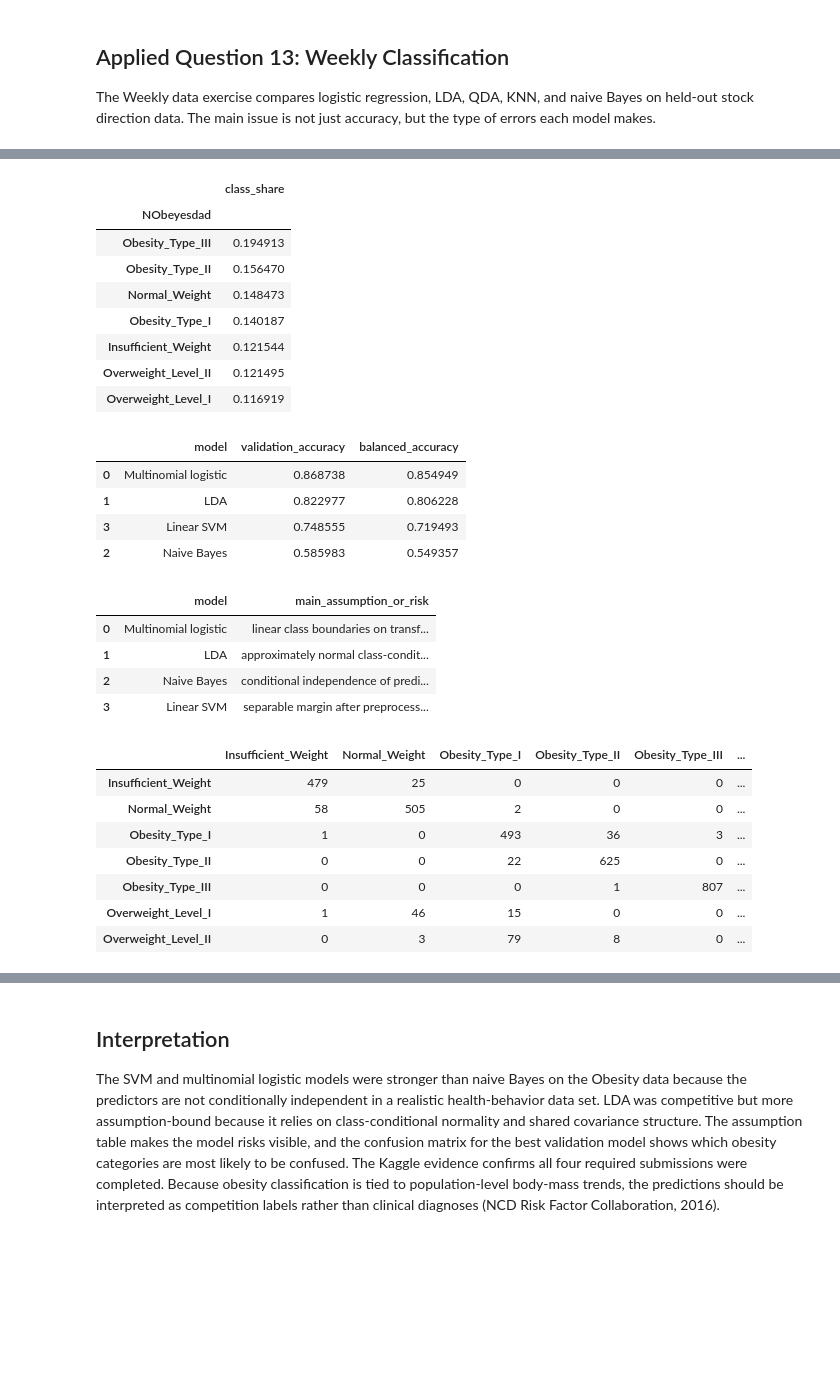
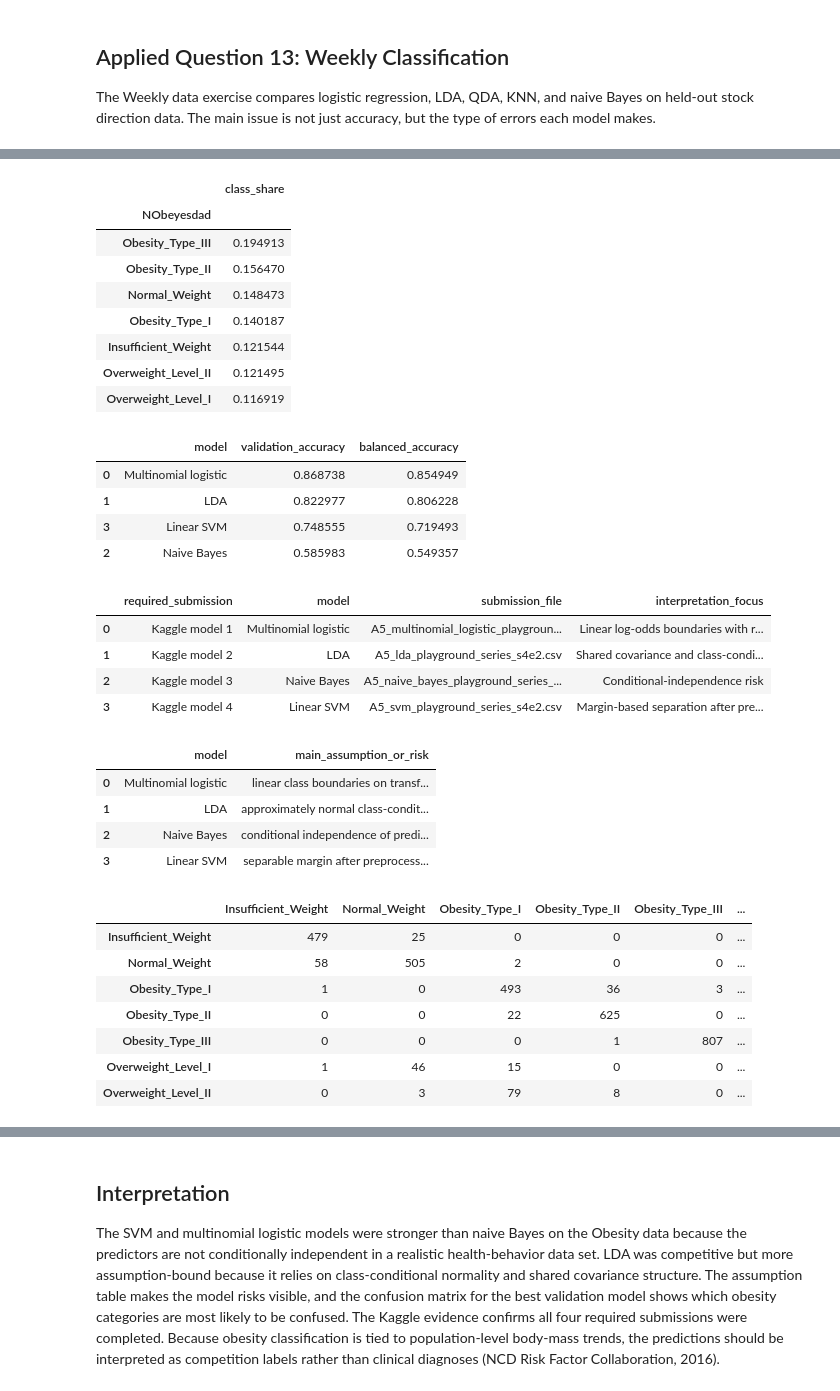
Before and after one commit to maldo81/dds-8555-predictive-analysis, a Jupyter notebook: Week 5/Assignment 5/MaldonadoJDDS8555-5.ipynb, the cells around one changed output, grey strips where cells are left out. Drawn from its saved outputs; the diff is of its cells as text; code cells hidden in the pictures; blank space fills up the shorter version.

```diff
--- a/Week 5/Assignment 5/MaldonadoJDDS8555-5.ipynb
+++ b/Week 5/Assignment 5/MaldonadoJDDS8555-5.ipynb
@@ -126,43 +247,64 @@ for name, clf in models.items():
     })
 validation = pd.DataFrame(rows).sort_values("validation_accuracy", ascending=False)
 display(validation)
 display(pd.DataFrame({
+    "required_submission": ["Kaggle model 1", "Kaggle model 2", "Kaggle model 3", "Kaggle model 4"],
+    "model": ["Multinomial logistic", "LDA", "Naive Bayes", "Linear SVM"],
+    "submission_file": [
+        "A5_multinomial_logistic_playground_series_s4e2.csv",
+        "A5_lda_playground_series_s4e2.csv",
+        "A5_naive_bayes_playground_series_s4e2.csv",
+        "A5_svm_playground_series_s4e2.csv",
+    ],
+    "interpretation_focus": [
+        "Linear log-odds boundaries with regularization",
+        "Shared covariance and class-conditional normality risk",
+        "Conditional-independence risk",
+        "Margin-based separation after preprocessing",
+    ],
+}))
+display(pd.DataFrame({
     "model": ["Multinomial logistic", "LDA", "Naive Bayes", "Linear SVM"],
     "main_assumption_or_risk": [
         "linear class boundaries on transformed predictors; regularization controls instability",
         "approximately normal class-conditional predictors with shared covariance",
         "conditional independence of predictors within each class",
         "separable margin after preprocessing; hinge-loss model can be sensitive to scaling",
     ],
 }))
 best_name = validation.iloc[0]["model"]
 best_model, best_pred = fitted_models[best_name]
 display(pd.DataFrame(confusion_matrix(y_valid, best_pred, labels=best_model.classes_), index=best_model.classes_, columns=best_model.classes_))
 # %% [output]
 |  | class_share |
 | NObeyesdad |  |
 | Obesity_Type_III | 0.194913 |
 | Obesity_Type_II | 0.156470 |
 | Normal_Weight | 0.148473 |
 | Obesity_Type_I | 0.140187 |
 | Insufficient_Weight | 0.121544 |
 | Overweight_Level_II | 0.121495 |
 | Overweight_Level_I | 0.116919 |
 |  | model | validation_accuracy | balanced_accuracy |
 | 0 | Multinomial logistic | 0.868738 | 0.854949 |
 | 1 | LDA | 0.822977 | 0.806228 |
 | 3 | Linear SVM | 0.748555 | 0.719493 |
 | 2 | Naive Bayes | 0.585983 | 0.549357 |
-|  | model | main_assumption_or_risk |
-| 0 | Multinomial logistic | linear class boundaries on transf... |
-| 1 | LDA | approximately normal class-condit... |
-| 2 | Naive Bayes | conditional independence of predi... |
-| 3 | Linear SVM | separable margin after preprocess... |
+|  | required_submission | model | submission_file | interpretation_focus |
+| 0 | Kaggle model 1 | Multinomial logistic | A5_multinomial_logistic_playgroun... | Linear log-odds boundaries with r... |
+| 1 | Kaggle model 2 | LDA | A5_lda_playground_series_s4e2.csv | Shared covariance and class-condi... |
+| 2 | Kaggle model 3 | Naive Bayes | A5_naive_bayes_playground_series_... | Conditional-independence risk |
+| 3 | Kaggle model 4 | Linear SVM | A5_svm_playground_series_s4e2.csv | Margin-based separation after pre... |
-|  | Insufficient_Weight | Normal_Weight | Obesity_Type_I | Obesity_Type_II | Obesity_Type_III | ... |
-| Insufficient_Weight | 479 | 25 | 0 | 0 | 0 | ... |
-| Normal_Weight | 58 | 505 | 2 | 0 | 0 | ... |
-| Obesity_Type_I | 1 | 0 | 493 | 36 | 3 | ... |
-| Obesity_Type_II | 0 | 0 | 22 | 625 | 0 | ... |
-| Obesity_Type_III | 0 | 0 | 0 | 1 | 807 | ... |
-| Overweight_Level_I | 1 | 46 | 15 | 0 | 0 | ... |
-| Overweight_Level_II | 0 | 3 | 79 | 8 | 0 | ... |
+|  | model | main_assumption_or_risk |
+| 0 | Multinomial logistic | linear class boundaries on transf... |
+| 1 | LDA | approximately normal class-condit... |
+| 2 | Naive Bayes | conditional independence of predi... |
+| 3 | Linear SVM | separable margin after preprocess... |
+|  | Insufficient_Weight | Normal_Weight | Obesity_Type_I | Obesity_Type_II | Obesity_Type_III | ... |
+| Insufficient_Weight | 479 | 25 | 0 | 0 | 0 | ... |
+| Normal_Weight | 58 | 505 | 2 | 0 | 0 | ... |
+| Obesity_Type_I | 1 | 0 | 493 | 36 | 3 | ... |
+| Obesity_Type_II | 0 | 0 | 22 | 625 | 0 | ... |
+| Obesity_Type_III | 0 | 0 | 0 | 1 | 807 | ... |
+| Overweight_Level_I | 1 | 46 | 15 | 0 | 0 | ... |
+| Overweight_Level_II | 0 | 3 | 79 | 8 | 0 | ... |
```
Also changed, not shown: parts of 6 cells of this notebook, 9 other files.
